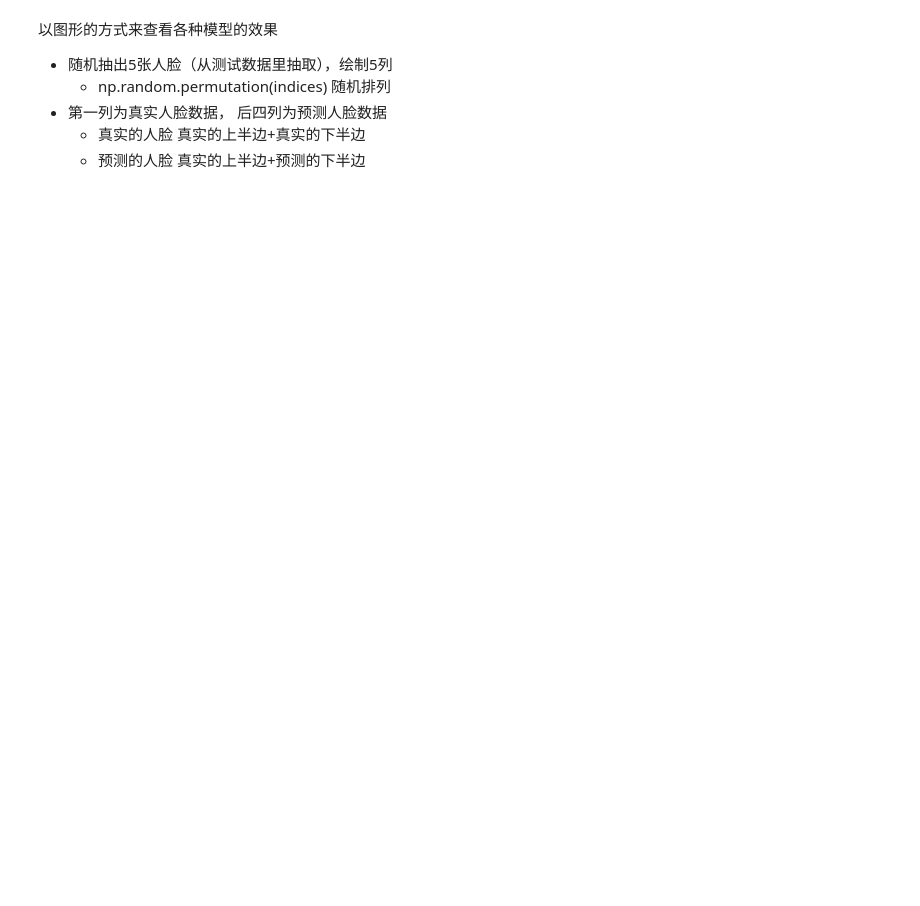
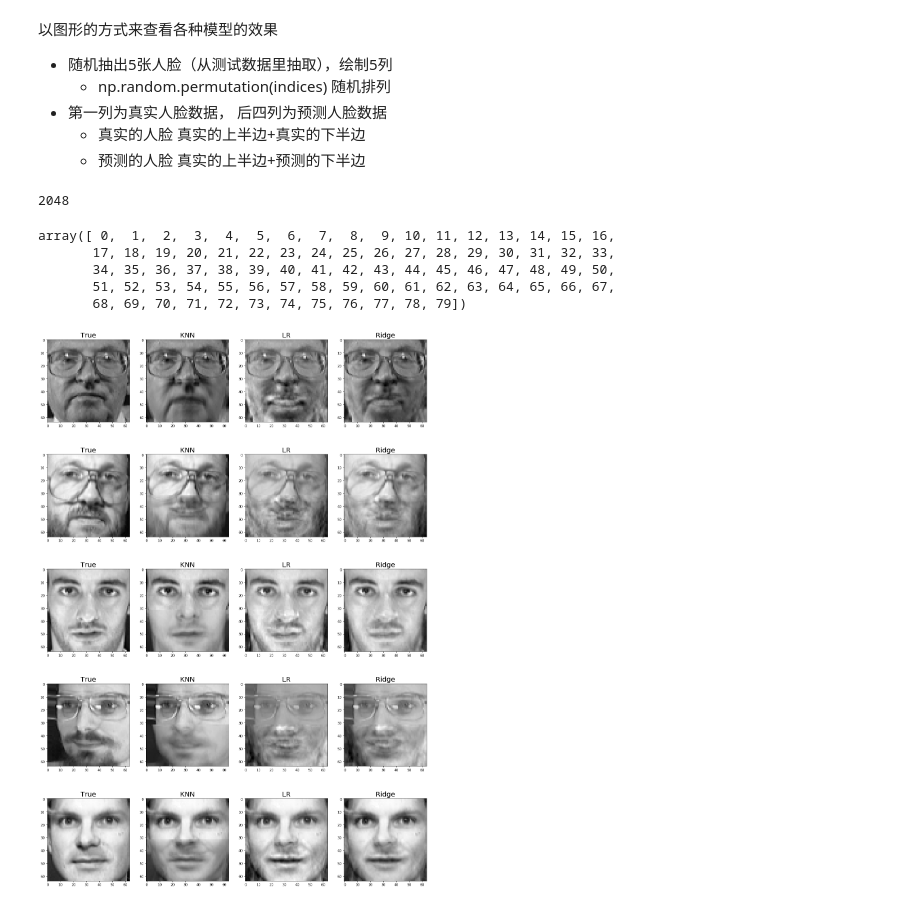
Before and after one commit to disenQF/05data, a Jupyter notebook: day11/LogisticRegression/人脸自动补全.ipynb, the cells around one changed output. Drawn from its saved outputs; the diff is of its cells as text; code cells hidden in the pictures; blank space fills up the shorter version.

```diff
--- a/day11/LogisticRegression/人脸自动补全.ipynb
+++ b/day11/LogisticRegression/人脸自动补全.ipynb
@@ -14,0 +19,3 @@ import matplotlib.pyplot as plt
+# %%
+samples = faces.data
+target = faces.target
@@ -35,3 +144,50 @@ Knn Vs 线性 回归模型 训练与预测
 - 第一列为真实人脸数据， 后四列为预测人脸数据
     - 真实的人脸 真实的上半边+真实的下半边
     - 预测的人脸 真实的上半边+预测的下半边
+# %%
+X_test.shape[1]
+# %% [output]
+2048
+# %%
+indices = np.arange(X_test.shape[0])
+indices
+# %% [output]
+array([ 0,  1,  2,  3,  4,  5,  6,  7,  8,  9, 10, 11, 12, 13, 14, 15, 16,
+       17, 18, 19, 20, 21, 22, 23, 24, 25, 26, 27, 28, 29, 30, 31, 32, 33,
+       34, 35, 36, 37, 38, 39, 40, 41, 42, 43, 44, 45, 46, 47, 48, 49, 50,
+       51, 52, 53, 54, 55, 56, 57, 58, 59, 60, 61, 62, 63, 64, 65, 66, 67,
+       68, 69, 70, 71, 72, 73, 74, 75, 76, 77, 78, 79])
+# %%
+indices = np.random.permutation(indices) # 打乱索引位置
+top_faces = X_test[indices[:5]]  # 获取随机5个人的脸部的图片数据
+
+# 获取真实的下部分脸
+top_faces_bottom_true = y_test[indices[:5]]
+
+# 获取各个模型的下部分脸
+top_faces_bottom_knn = y_knn[indices[:5]]
+top_faces_bottom_lr = y_lr[indices[:5]]
+top_faces_bottom_ridge = y_ridge[indices[:5]]
+# %%
+plt.figure(figsize=(20, 30))
+
+model_data = {'True':top_faces_bottom_true,
+             'KNN':top_faces_bottom_knn,
+             'LR':top_faces_bottom_lr,
+             'Ridge':top_faces_bottom_ridge}
+
+index = 1
+for i in range(5):
+    # 读取真实的和各模型预测的下半部分脸数据
+    for key, data in model_data.items():
+        ax = plt.subplot(5, 4, index)
+        # 拼成一个完整的脸
+        full_face = np.concatenate((top_faces[i], data[i]))
+
+        plt.imshow(full_face.reshape(64, 64), cmap='gray')
+        ax.set_title(f'{key}', fontdict={'fontsize': 20})
+
+        index += 1
+plt.show()
+# %% [output]
+[figure, added]
```
Also changed, not shown: parts of 17 cells of this notebook.
